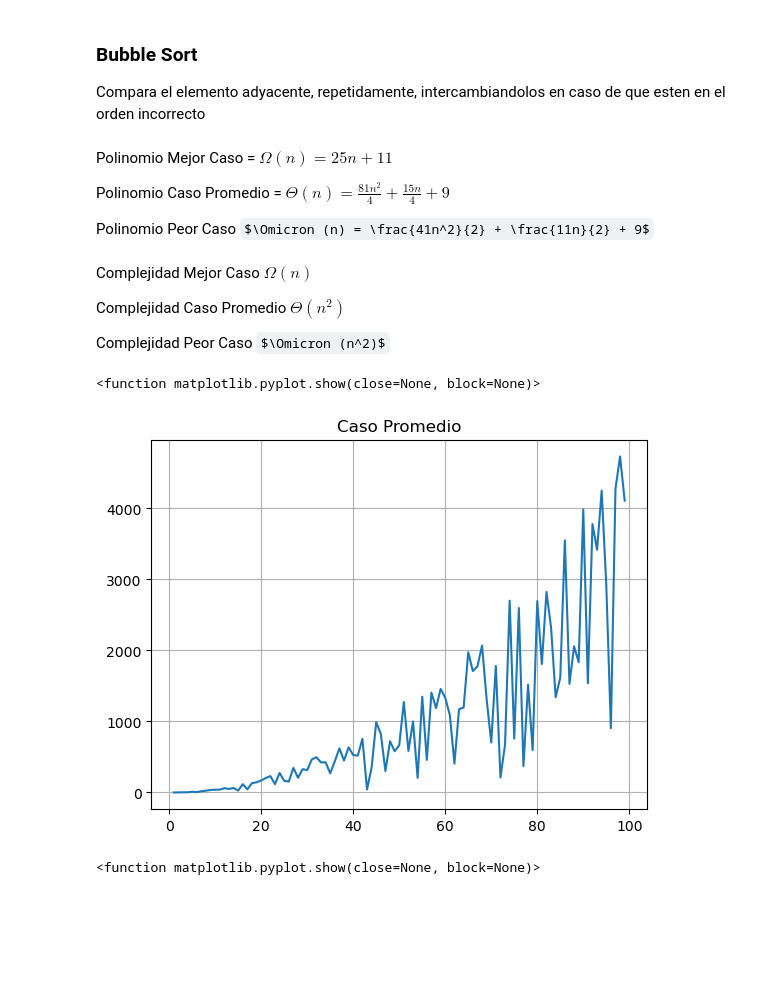
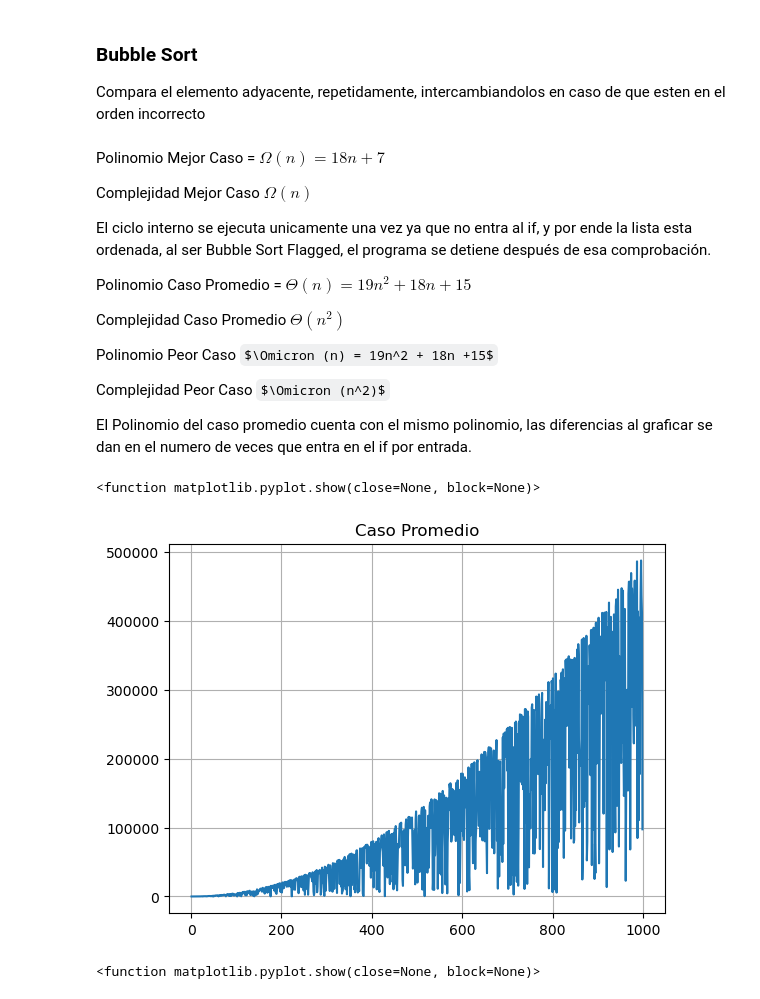
Before and after one commit to Alex-Skywalkr/POO-EDA, a Jupyter notebook: EDA II/Practica1/Practica1.ipynb, the cells around one changed output. Saved outputs shown, nothing was run; the diff lists cells and outputs as text; code cells hidden in the pictures; some formulas as TeX source; blank space fills up the shorter version.

```diff
--- a/EDA II/Practica1/Practica1.ipynb
+++ b/EDA II/Practica1/Practica1.ipynb
@@ -1,56 +1,63 @@
 # %%
 import random
 import matplotlib.pyplot as plt
-MAX = 100
+
+MAX = 1000
 # %% [markdown]
 ### Bubble Sort
 
 Compara el elemento adyacente, repetidamente, intercambiandolos en caso de que esten en el orden incorrecto
 # %%
 def bubble_sort(arr, times):
-    i = 0  # 3
-    while i < len(arr):  # 6(n + 1)
-        swapped = False  # 3n
-        j = 0  # 3n
-        while j < (len(arr) - i - 1):  # 6n(n + 1)/2
-            times += 1  # 5n(n - 1)/2
-            if arr[j] > arr[j + 1]:  # 9n(n - 1)/2
-                temp = arr[j]  # 5n(n - 1)/2
-                arr[j] = arr[j + 1]  # 6n(n - 1)/2
-                arr[j + 1] = temp  # 7n(n - 1)/2
-                swapped = True  # 3n(n - 1)/2
-            j += 1  # 5n(n - 1)/2
-        if not swapped:  # 4n
+    i = 0 # 3
+    n = len(arr) #4
+    while i < n: # 4n+1
+        swapped = False #3n
+        j = 0 #3n
+        while j < (n - i - 1): #8n (n/2) +1
+            times = times + 1
+            if arr[j] > arr[j + 1]: #7 n(n/2)
+                temp = arr[j] #4n(n/2)
+                arr[j] = arr[j + 1] #6n(n/2)
+                arr[j + 1] = temp #6n(n/2)
+                swapped = True #3n(n/2)
+            j = j + 1 #4n(n/2)
+        if not swapped: #3n
             break
-        i += 1  # 5n
+        i = i+1 #4n
     return times
 # %% [markdown]
-Polinomio Mejor Caso = $\Omega (n) = 25n + 11$
+Polinomio Mejor Caso = $\Omega (n) = 18n + 7$
 
-Polinomio Caso Promedio = $\Theta (n) = \frac{81n^2}{4} + \frac{15n}{4} + 9$
+Complejidad Mejor Caso $\Omega (n)$
 
-Polinomio Peor Caso $\Omicron (n) = \frac{41n^2}{2} + \frac{11n}{2} + 9$
+El ciclo interno se ejecuta unicamente una vez ya que no entra al if, y por ende la lista esta ordenada, al ser Bubble Sort Flagged, el programa se detiene después de esa comprobación.
+
+Polinomio Caso Promedio = $\Theta (n) = 19n^2 + 18n +15$
+
+Complejidad Caso Promedio $\Theta (n^2)$
+
+Polinomio Peor Caso $\Omicron (n) = 19n^2 + 18n +15$
+
+Complejidad Peor Caso $\Omicron (n^2)$
+
+
+El Polinomio del caso promedio cuenta con el mismo polinomio, las diferencias al graficar se dan en el numero de veces que entra en el if por entrada.
-# %% [markdown]
-Complejidad Mejor Caso $\Omega (n)$
-
-Complejidad Caso Promedio $\Theta (n^2)$
-
-Complejidad Peor Caso $\Omicron (n^2)$
 # %%
 l = []
 x = []
 y = []
-for i in range(1,100):
+for i in range(1,MAX):
     l.append(random.randint(-1000,1000))
     x.append(len(l))
     y.append(bubble_sort(l,0))
 plt.plot(x,y)
 plt.title("Caso Promedio")
 plt.grid(True)
 plt.show
 # %% [output]
 <function matplotlib.pyplot.show(close=None, block=None)>
-[figure, old version]
+[figure, new version]
 # %%
 l = []
 x = []
```
Also changed, not shown: parts of 6 cells of this notebook.
